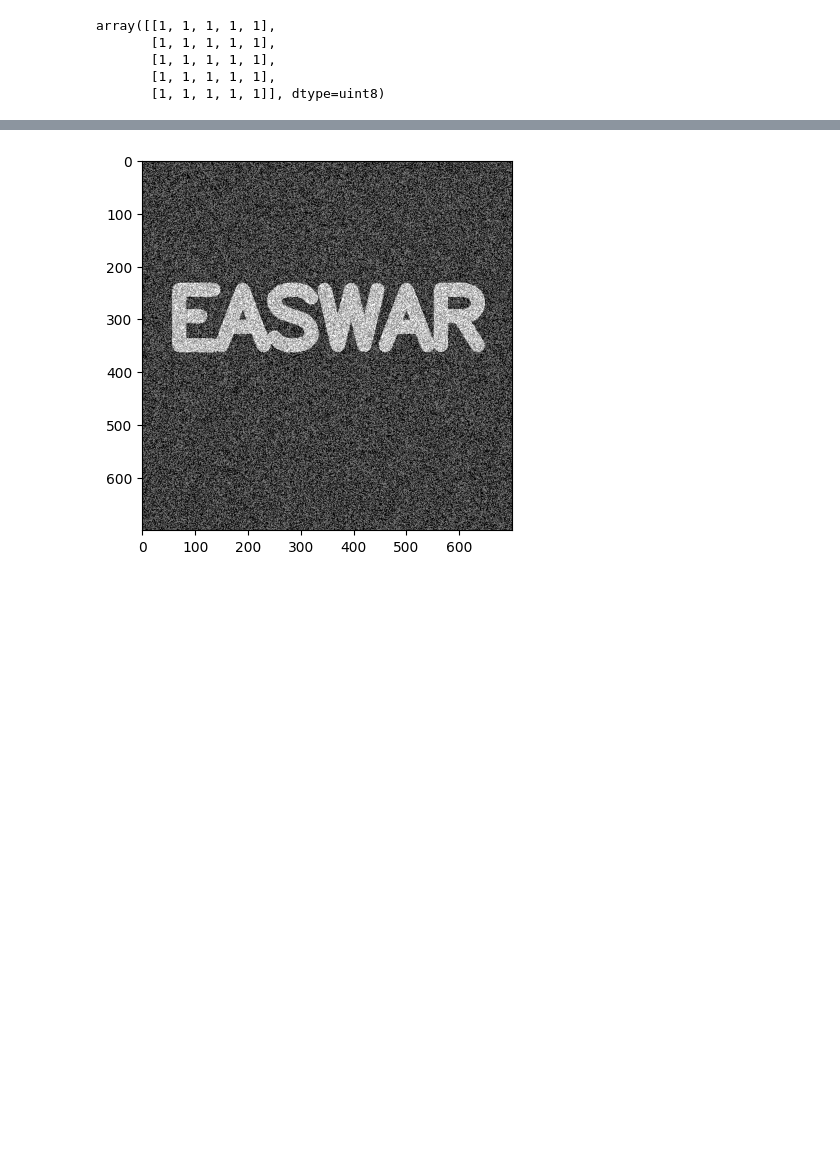
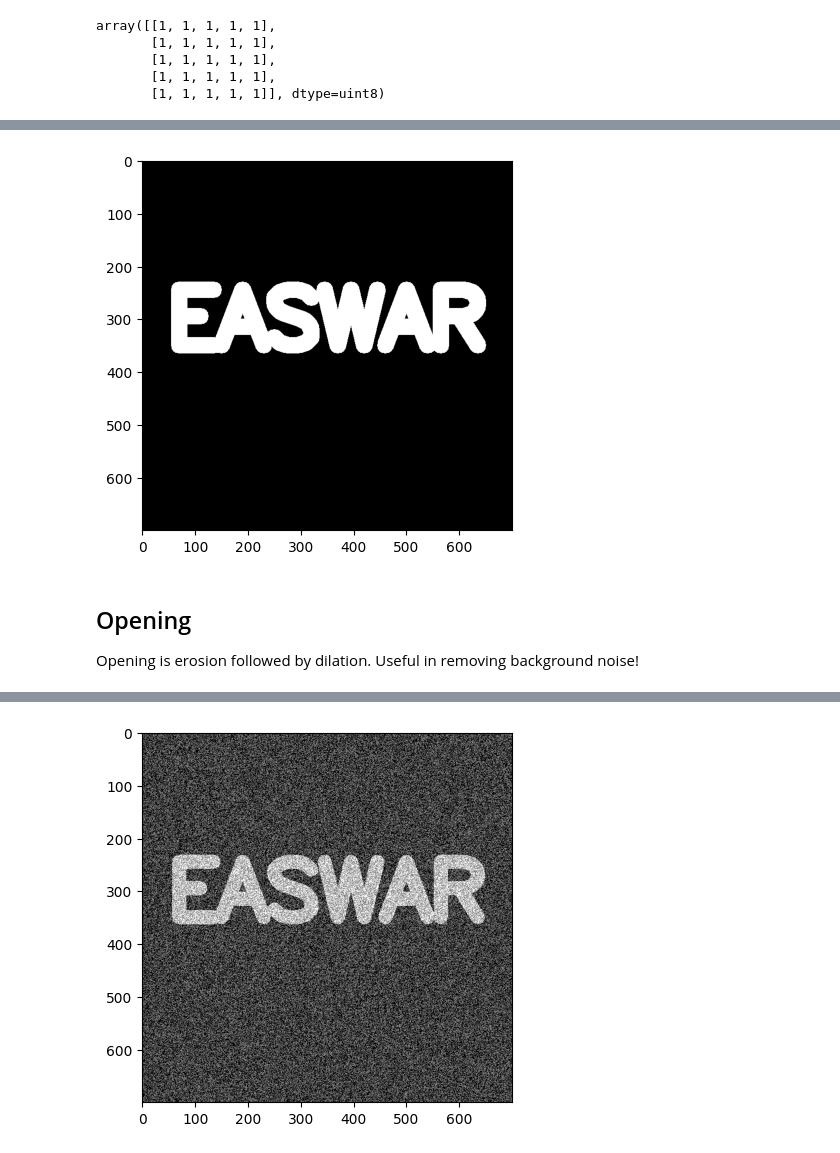
Before and after one commit to EaswarR2005/IMPLEMENTATION-OF-OPENING-AND-CLOSING, a Jupyter notebook: EX10.ipynb, the cells around one changed output, grey strips where cells are left out. Drawn from its saved outputs; the diff is of its cells as text; code cells hidden in the pictures; blank space fills up the shorter version.

```diff
--- a/EX10.ipynb
+++ b/EX10.ipynb
@@ -43,3 +49,12 @@ img = load_img()
+# %%
+dilation=cv2.dilate(img,kernel,iterations=1)
+# %%
+display_img(dilation)
+# %% [output]
+[figure, added]
+# %% [markdown]
+## Opening
+Opening is erosion followed by dilation. Useful in removing background noise!
 # %%
 # creat white noise  with randint(low=0,high=3,size=(600,600))
 # %%
```
Also changed, not shown: parts of 11 cells of this notebook, 3 other files.
